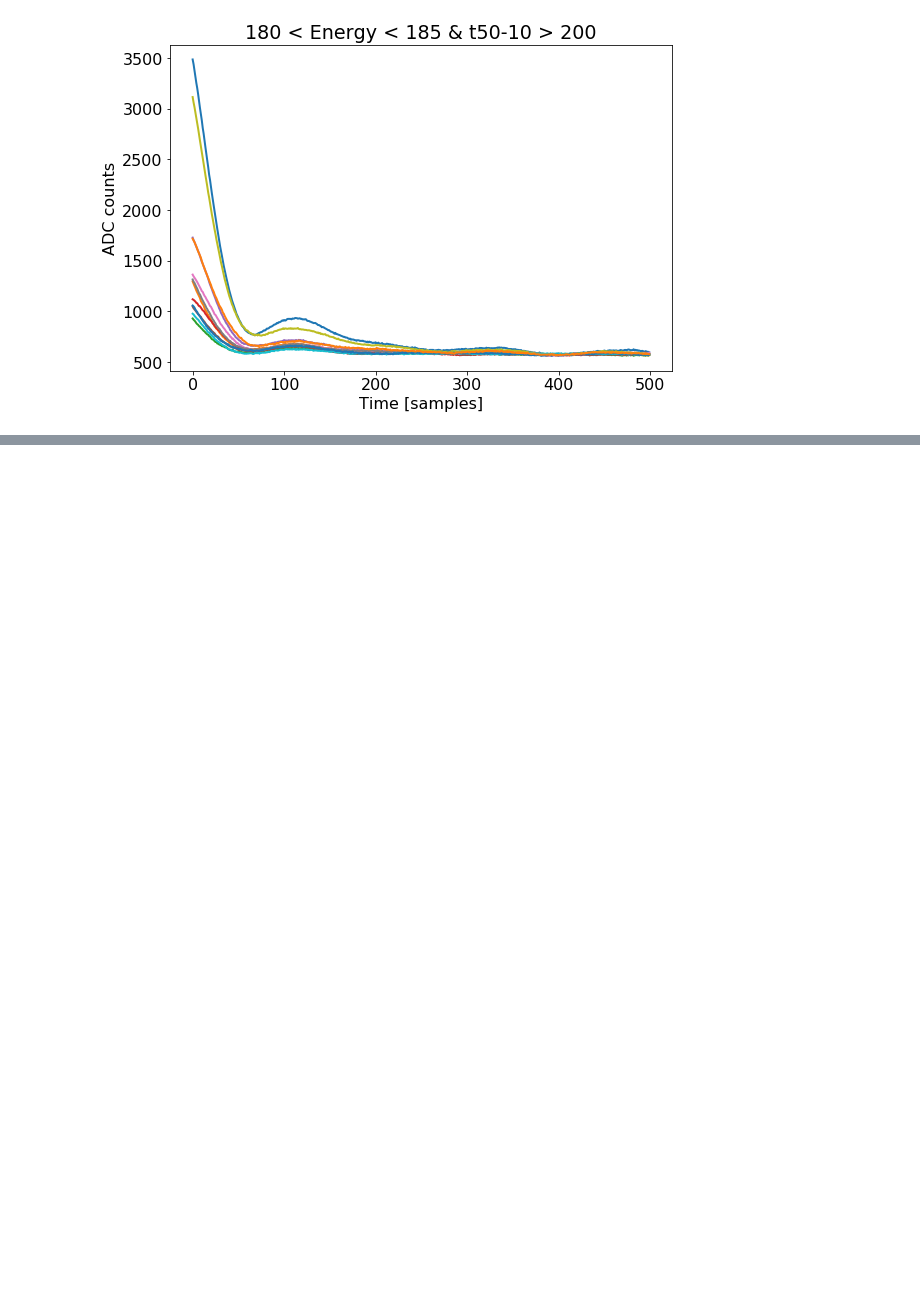
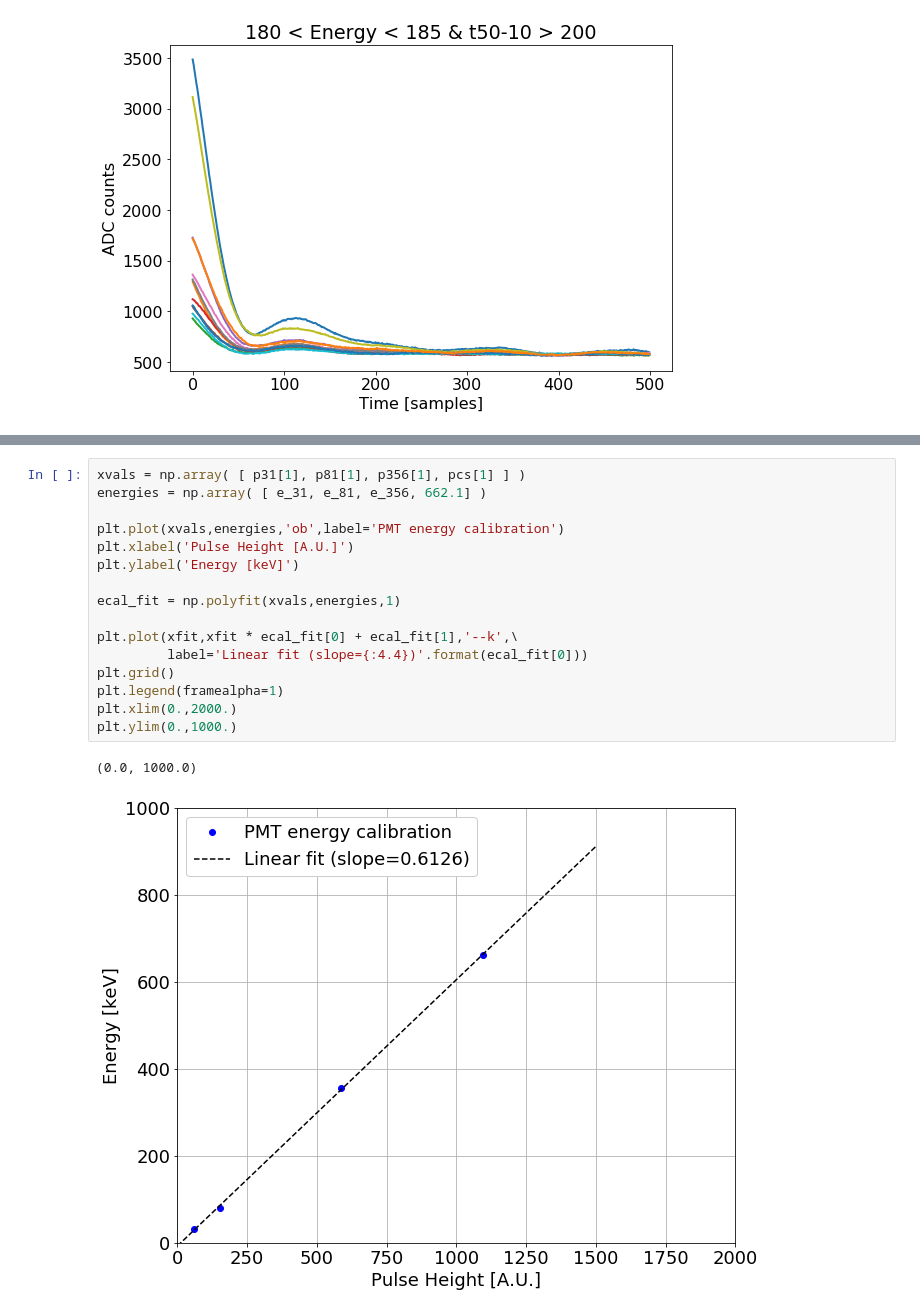
Before and after one commit to bglenardo/Cs136Measurements, a Jupyter notebook: TUNL NaI detector calibration.ipynb, the cells around one changed output, grey strips where cells are left out. Cells and saved outputs as stored; diff of their text form; blank space fills up the shorter version.

```diff
--- a/TUNL NaI detector calibration.ipynb
+++ b/TUNL NaI detector calibration.ipynb
@@ -773,0 +850,19 @@ Text(0.5, 1.0, '180 < Energy < 185 & t50-10 > 200')
+# %%
+xvals = np.array( [ p31[1], p81[1], p356[1], pcs[1] ] )
+energies = np.array( [ e_31, e_81, e_356, 662.1] )
+
+plt.plot(xvals,energies,'ob',label='PMT energy calibration')
+plt.xlabel('Pulse Height [A.U.]')
+plt.ylabel('Energy [keV]')
+
+ecal_fit = np.polyfit(xvals,energies,1)
+
+plt.plot(xfit,xfit * ecal_fit[0] + ecal_fit[1],'--k',\
+         label='Linear fit (slope={:4.4})'.format(ecal_fit[0]))
+plt.grid()
+plt.legend(framealpha=1)
+plt.xlim(0.,2000.)
+plt.ylim(0.,1000.)
+# %% [output]
+(0.0, 1000.0)
+[figure, added]
```
Also changed, not shown: parts of 14 cells of this notebook, 2 other files.
